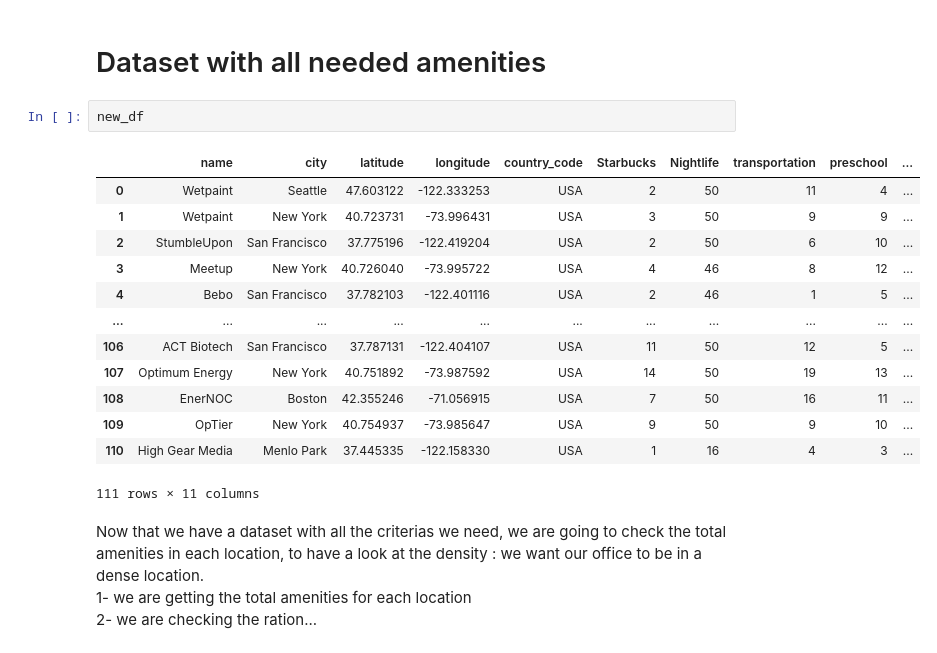
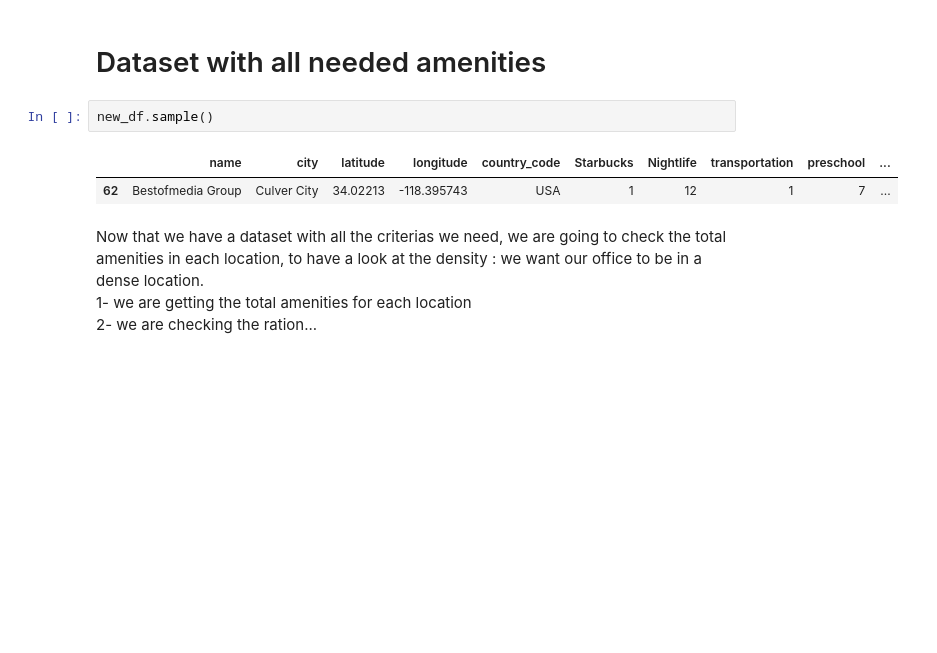
Before and after one commit to KirbyDream/Geospatial-data-Foursquare-API-and-Mongodb, a Jupyter notebook: 2-API_queries.ipynb, the cells around one changed output. Cells and saved outputs as stored; diff of their text form; blank space fills up the shorter version.

```diff
--- a/2-API_queries.ipynb
+++ b/2-API_queries.ipynb
@@ -263,21 +263,10 @@ new_df = pd.read_csv("./dataset/world_dataset.csv")
 # %% [markdown]
 # Dataset with all needed amenities
 # %%
-new_df
+new_df.sample()
 # %% [output]
 |  | name | city | latitude | longitude | country_code | Starbucks | Nightlife | transportation | preschool | ... |
-| 0 | Wetpaint | Seattle | 47.603122 | -122.333253 | USA | 2 | 50 | 11 | 4 | ... |
-| 1 | Wetpaint | New York | 40.723731 | -73.996431 | USA | 3 | 50 | 9 | 9 | ... |
-| 2 | StumbleUpon | San Francisco | 37.775196 | -122.419204 | USA | 2 | 50 | 6 | 10 | ... |
-| 3 | Meetup | New York | 40.726040 | -73.995722 | USA | 4 | 46 | 8 | 12 | ... |
-| 4 | Bebo | San Francisco | 37.782103 | -122.401116 | USA | 2 | 46 | 1 | 5 | ... |
-| ... | ... | ... | ... | ... | ... | ... | ... | ... | ... | ... |
-| 106 | ACT Biotech | San Francisco | 37.787131 | -122.404107 | USA | 11 | 50 | 12 | 5 | ... |
-| 107 | Optimum Energy | New York | 40.751892 | -73.987592 | USA | 14 | 50 | 19 | 13 | ... |
-| 108 | EnerNOC | Boston | 42.355246 | -71.056915 | USA | 7 | 50 | 16 | 11 | ... |
-| 109 | OpTier | New York | 40.754937 | -73.985647 | USA | 9 | 50 | 9 | 10 | ... |
-| 110 | High Gear Media | Menlo Park | 37.445335 | -122.158330 | USA | 1 | 16 | 4 | 3 | ... |
+| 62 | Bestofmedia Group | Culver City | 34.02213 | -118.395743 | USA | 1 | 12 | 1 | 7 | ... |
-111 rows × 11 columns
 # %% [markdown]
 Now that we have a dataset with all the criterias we need, we are going to check the total amenities in each location, to have a look at the density : we want our office to be in a dense location.
 1- we are getting the total amenities for each location
```
Also changed, not shown: parts of 10 cells of this notebook, 4 other files.
